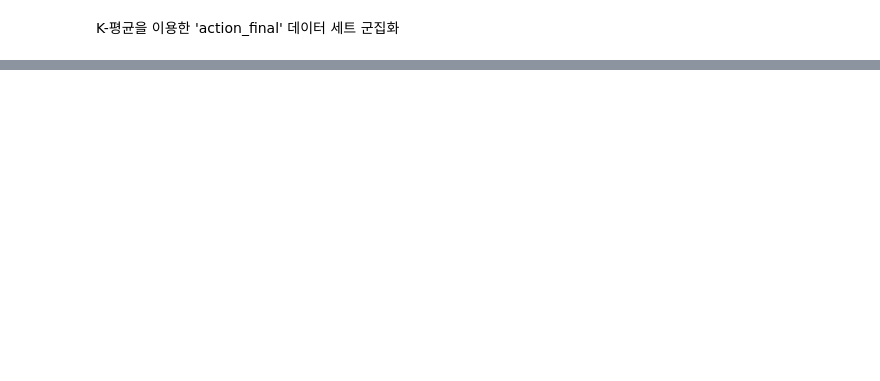
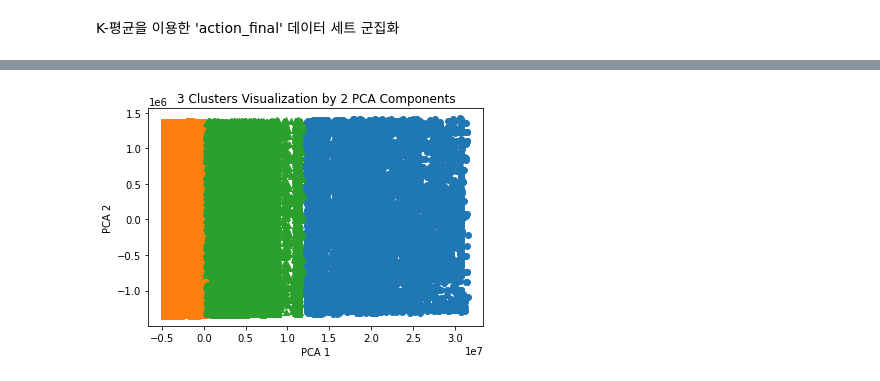
Before and after one commit to SaveFingers/git_practice, a Jupyter notebook: toy_model/Clustering_211015.ipynb, the cells around one changed output, grey strips where cells are left out. Saved outputs shown, nothing was run; the diff lists cells and outputs as text; code cells hidden in the pictures; blank space fills up the shorter version.

Commit message:
Clustering

```diff
--- a/toy_model/Clustering_211015.ipynb
+++ b/toy_model/Clustering_211015.ipynb
@@ -158,7 +175,7 @@ Action 데이터 셋을 이용한 클러스터 평가
 - Action 데이터 셋의 군집화 결과를 실루엣 분석으로 평가해보기
 - silhouette_samples()와 silhouette_score()를 이용
 # %%
-kmeans = KMeans(n_clusters = 3, init = 'k-means++', max_iter = 300, random_state = 0).fit(action_final)
+kmeans = KMeans(n_clusters = 3, init = 'k-means++', max_iter = 300, random_state = 0).fit(action)
 action['cluster'] = kmeans.labels_
 # %%
 # 실루엣 분석 metric 값을 구하기 위한 API 추가
@@ -241,6 +278,6 @@ print(kmeans.labels_)
 pca = PCA(n_components = 2)
 pca_transformed = pca.fit_transform(action)
 
-action_final['pca_x'] = pca_transformed[:,0]
-action_final['pca_y'] = pca_transformed[:,1]
-action_final.head()
+action['pca_x'] = pca_transformed[:,0]
+action['pca_y'] = pca_transformed[:,1]
+action.head()
@@ -247,15 +291,17 @@ action_final.head()
 # %%
-marker0_ind = action_final[action['cluster']==0].index
-marker1_ind = action_final[action['cluster']==1].index
-marker2_ind = action_final[action['cluster']==2].index
+marker0_ind = action[action['cluster']==0].index
+marker1_ind = action[action['cluster']==1].index
+marker2_ind = action[action['cluster']==2].index
 
-plt.scatter(x=action_final.loc[marker0_ind, 'pca_x'], y = action.loc[marker0_ind, 'pca_y'], marker = 'o')
-plt.scatter(x=action_final.loc[marker1_ind, 'pca_x'], y = action.loc[marker1_ind, 'pca_y'], marker = 's')
-plt.scatter(x=action_final.loc[marker2_ind, 'pca_x'], y = action.loc[marker2_ind, 'pca_y'], marker = '^')
+plt.scatter(x=action.loc[marker0_ind, 'pca_x'], y = action.loc[marker0_ind, 'pca_y'], marker = 'o')
+plt.scatter(x=action.loc[marker1_ind, 'pca_x'], y = action.loc[marker1_ind, 'pca_y'], marker = 's')
+plt.scatter(x=action.loc[marker2_ind, 'pca_x'], y = action.loc[marker2_ind, 'pca_y'], marker = '^')
 
 plt.xlabel('PCA 1')
 plt.ylabel('PCA 2')
 plt.title('3 Clusters Visualization by 2 PCA Components')
 plt.show()
+# %% [output]
+[figure, added]
 # %%
 action['label'] = kmeans.labels_
```
Also changed, not shown: parts of 17 cells of this notebook.
